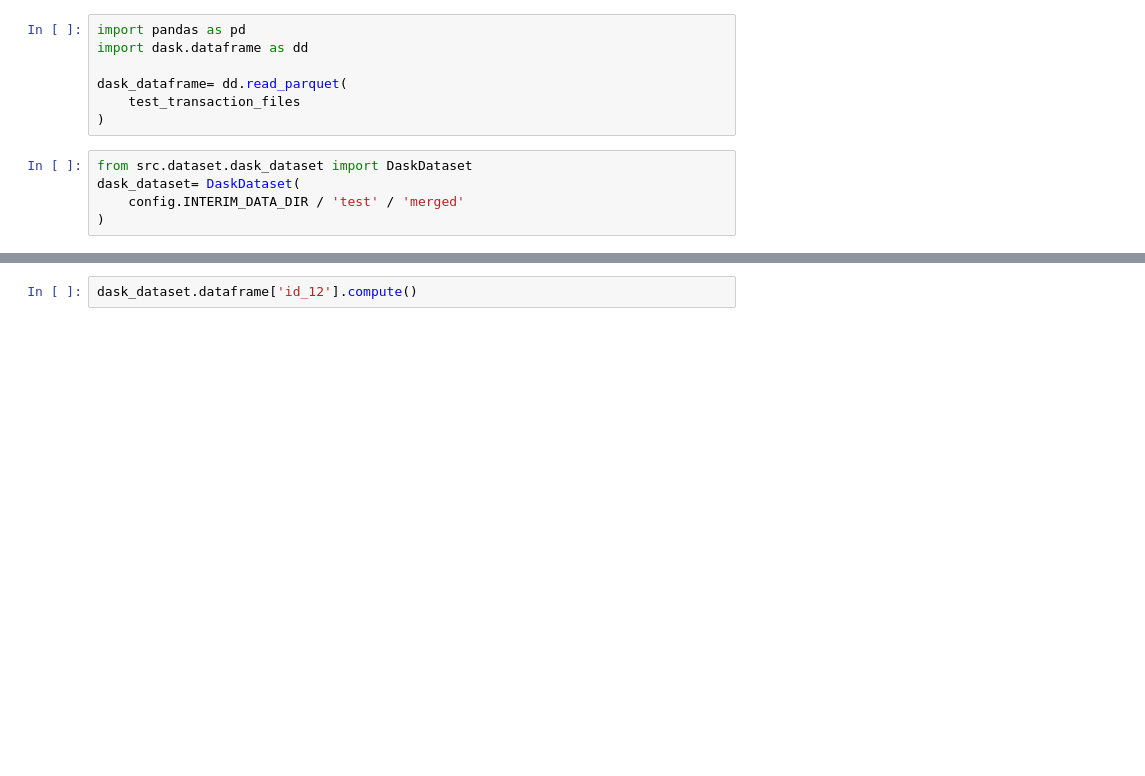
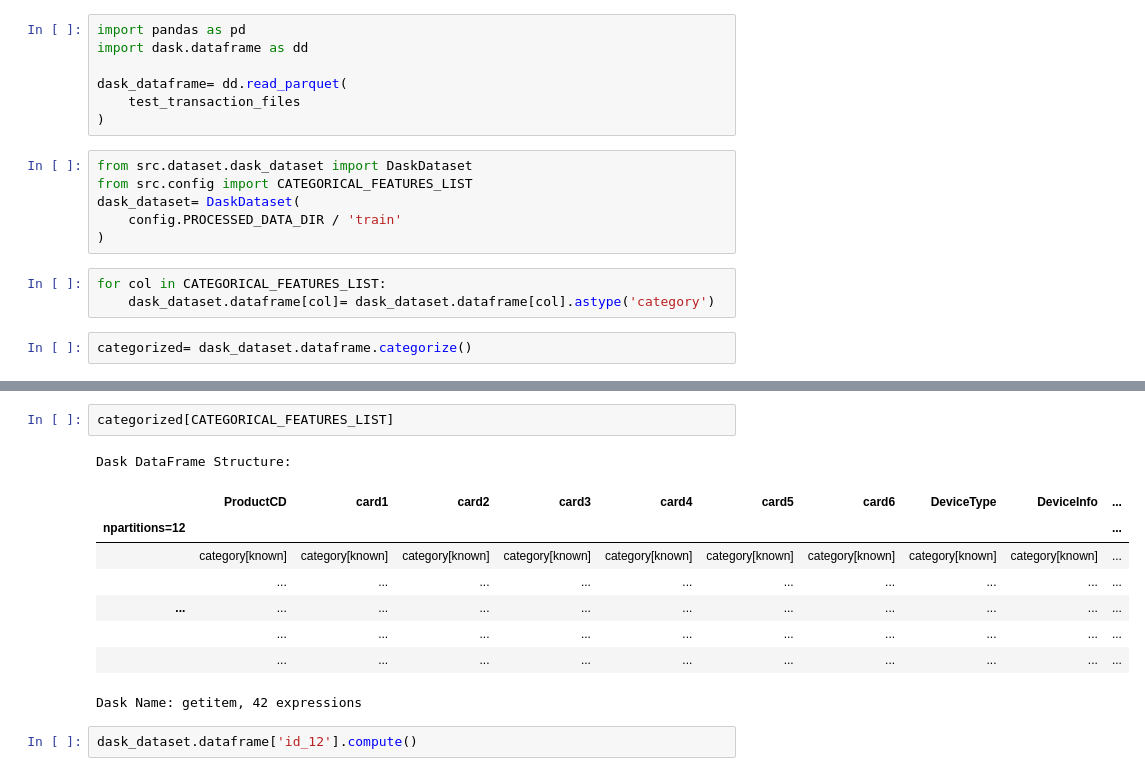
Before and after one commit to hakim-l/ieee-cis-fraud-detection, a Jupyter notebook: notebooks/eda/device_browser_type.ipynb, the cells around one changed output, grey strips where cells are left out. Cells and saved outputs as stored; diff of their text form; blank space fills up the shorter version.

Commit message:
categorical value group

```diff
--- a/notebooks/eda/device_browser_type.ipynb
+++ b/notebooks/eda/device_browser_type.ipynb
@@ -388,6 +391,12 @@ dask_dataframe= dd.read_parquet(
 )
 # %%
 from src.dataset.dask_dataset import DaskDataset
+from src.config import CATEGORICAL_FEATURES_LIST
 dask_dataset= DaskDataset(
-    config.INTERIM_DATA_DIR / 'test' / 'merged'
+    config.PROCESSED_DATA_DIR / 'train'
 )
+# %%
+for col in CATEGORICAL_FEATURES_LIST:
+    dask_dataset.dataframe[col]= dask_dataset.dataframe[col].astype('category')
+# %%
+categorized= dask_dataset.dataframe.categorize()
@@ -394,3 +414,15 @@ dask_dataset= DaskDataset(
+# %%
+categorized[CATEGORICAL_FEATURES_LIST]
+# %% [output]
+Dask DataFrame Structure:
+|  | ProductCD | card1 | card2 | card3 | card4 | card5 | card6 | DeviceType | DeviceInfo | ... |
+| npartitions=12 |  |  |  |  |  |  |  |  |  | ... |
+|  | category[known] | category[known] | category[known] | category[known] | category[known] | category[known] | category[known] | category[known] | category[known] | ... |
+|  | ... | ... | ... | ... | ... | ... | ... | ... | ... | ... |
+| ... | ... | ... | ... | ... | ... | ... | ... | ... | ... | ... |
+|  | ... | ... | ... | ... | ... | ... | ... | ... | ... | ... |
+|  | ... | ... | ... | ... | ... | ... | ... | ... | ... | ... |
+Dask Name: getitem, 42 expressions
 # %%
 dask_dataset.dataframe['id_12'].compute()
 # %% [output]
```
Also changed, not shown: parts of 5 cells of this notebook.
